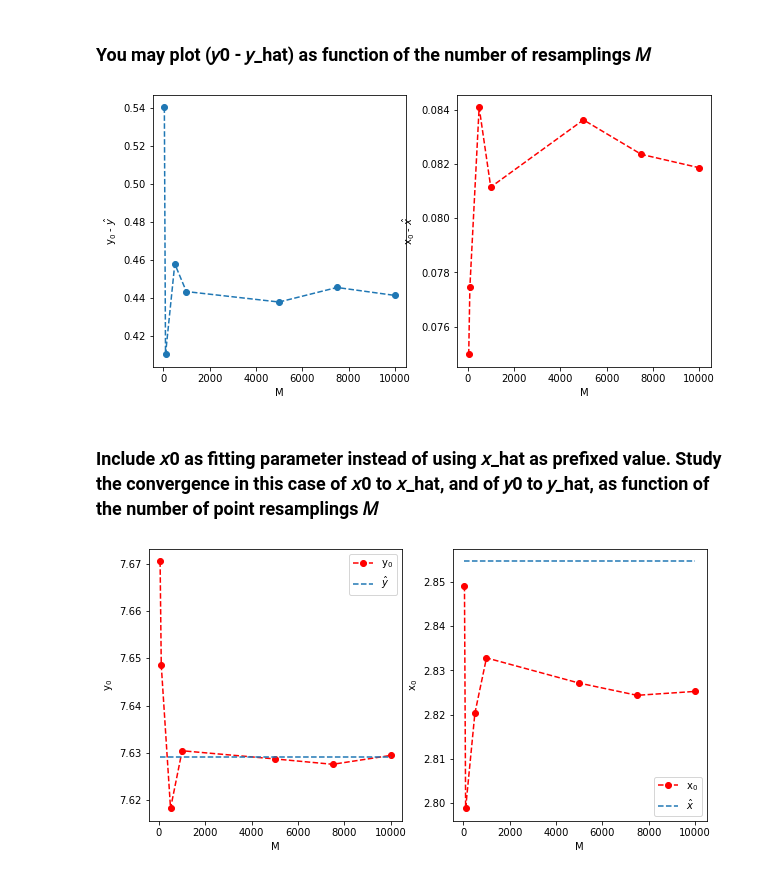
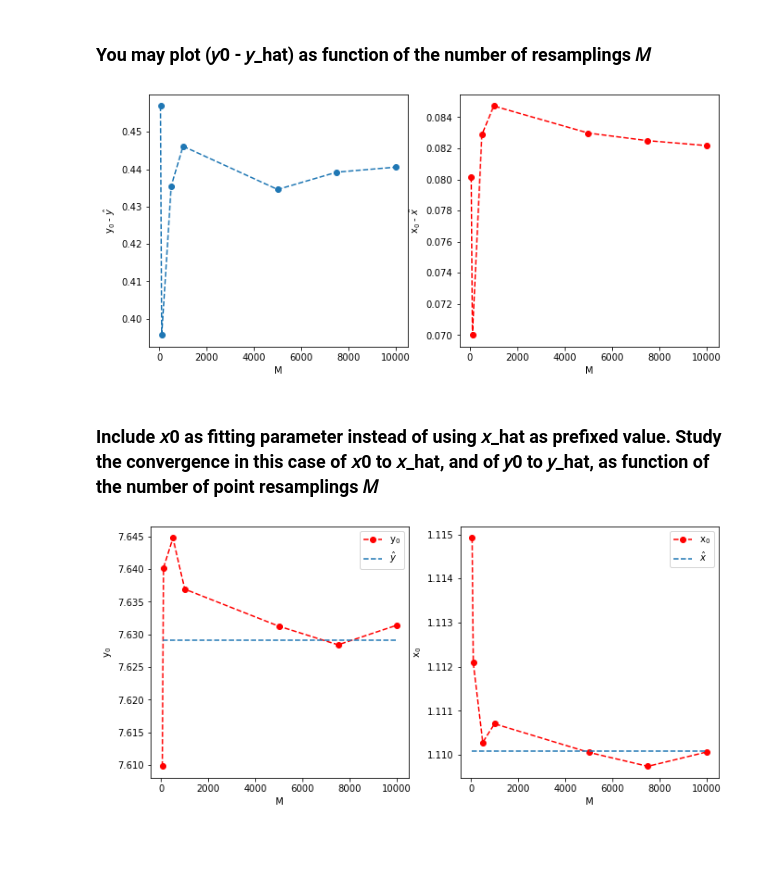
Before and after one commit to ccochato/cnm_final_project, a Jupyter notebook: FINAL_PROJECT_BOOTSTRAPPING_Carlos_Cocha.ipynb, the cells around one changed output. Cells and saved outputs as stored; diff of their text form; code cells hidden in the pictures; blank space fills up the shorter version.

Commit message:
Last changes in the calculation of the x0 and new plots

```diff
--- a/FINAL_PROJECT_BOOTSTRAPPING_Carlos_Cocha.ipynb
+++ b/FINAL_PROJECT_BOOTSTRAPPING_Carlos_Cocha.ipynb
@@ -296,41 +296,41 @@ plt.show()
 # %% [markdown]
 ### You may plot (𝑦0 - 𝑦_hat) as function of the number of resamplings 𝑀
 # %%
-Ms = [50, 100,500, 1000, 5000, 7500, 10000]#,  25000, 50000]
+Ms = [50, 100,500, 1000, 5000, 7500, 10000]
 y0s = []
 x0s = []
 for k in Ms:
     x_hat, y_hat = [], []
     for i in range(k):
         x_d , y_d = [] , []
         for j in range(len(x)):
             # random.randn produce random numbers with Gaussian distribution
             x_d.append(x[j] + sx[j]*np.random.randn())
             y_d.append(y[j] + sy[j]*np.random.randn())
         # Calculate the difference for each resampling dataset.
         y_hat.append(np.abs(average(y_d) - average(y_d,  w = True, ws = 1/(sy*sy))))
         x_hat.append(np.abs(average(x_d) - average(x_d,  w = True, ws = 1/(sy*sy))))
     y0s.append(average(y_hat))
     x0s.append(average(x_hat))
 
 
-fig = plt.figure(figsize=(10,5))
+fig = plt.figure(figsize=(11,5))
 gs = GridSpec(1,2) # 1 rows, 2 columns
 ax1 = fig.add_subplot(gs[0,0])
 ax2 = fig.add_subplot(gs[0,1])
 ax1.plot(Ms, y0s, "o--")
 ax2.plot(Ms, x0s, "or--")
 ax1.set_xlabel('M')
 ax2.set_xlabel('M')
 ax1.set_ylabel('y$_0$ - $\hat{y}$')
 ax2.set_ylabel('x$_0$ - $\hat{x}$')
 plt.show()
 # %% [output]
-[figure, old version]
+[figure, new version]
 # %% [markdown]
 ### Include 𝑥0 as fitting parameter instead of using  𝑥_hat as prefixed value. Study the convergence in this case of 𝑥0 to 𝑥_hat, and of 𝑦0 to 𝑦_hat, as function of the number of point resamplings 𝑀
 # %%
-Ms = [50, 100,500, 1000, 5000, 7500, 10000]#,  25000, 50000]
+Ms = [50, 100,500, 1000, 5000, 7500, 10000]
 y0s = []
 x0s = []
 for k in Ms:
@@ -342,20 +342,21 @@ for k in Ms:
             x_d.append(x[j] + sx[j]*np.random.randn())
             y_d.append(y[j] + sy[j]*np.random.randn())
         # Calculate the difference for each resampling dataset.
-        y0_b, m_b = slope_inter(x_d, y_d,  w = True, ws = 1/(sy*sy))
+        y0_b, m_b = slope_inter(x_d, y_d,  w = True, ws = 1/(sy*sy)) # y = y0 + m(x - x0)
+        x0_b, m_b = slope_inter(y_d, x_d,  w = True, ws = 1/(sx*sx)) # x = x0 + m(y - y0)
         y_hat.append(y0_b)
-        x_hat.append(average(x_d-(y_d-y0_b)/m_b)) # x0 = x-(y-y0)/m
+        x_hat.append(x0_b)
     y0s.append(average(y_hat))
     x0s.append(average(x_hat))
 
-fig = plt.figure(figsize=(10,5))
+fig = plt.figure(figsize=(11,5))
 gs = GridSpec(1,2) # 1 rows, 2 columns
 ax1 = fig.add_subplot(gs[0,0])
 ax2 = fig.add_subplot(gs[0,1])
 ax1.plot(Ms, y0s, "or--", label='y$_0$')
 ax2.plot(Ms, x0s, "or--", label = 'x$_0$')
 ax1.plot(Ms, [average(y,  w = True, ws = 1/(sy*sy)) for i in range(len(Ms))], "--", label ='$\hat{y}$')
-ax2.plot(Ms, [average(x,  w = True, ws = 1/(sy*sy))for i in range(len(Ms))], "--",  label ='$\hat{x}$')
+ax2.plot(Ms, [average(x,  w = True, ws = 1/(sx*sx))for i in range(len(Ms))], "--",  label ='$\hat{x}$')
 ax1.set_xlabel('M')
 ax2.set_xlabel('M')
 ax1.set_ylabel('y$_0$')
@@ -364,4 +365,4 @@ ax1.legend()
 ax2.legend()
 plt.show()
 # %% [output]
-[figure, old version]
+[figure, new version]
```
Also changed, not shown: parts of 5 cells of this notebook.
